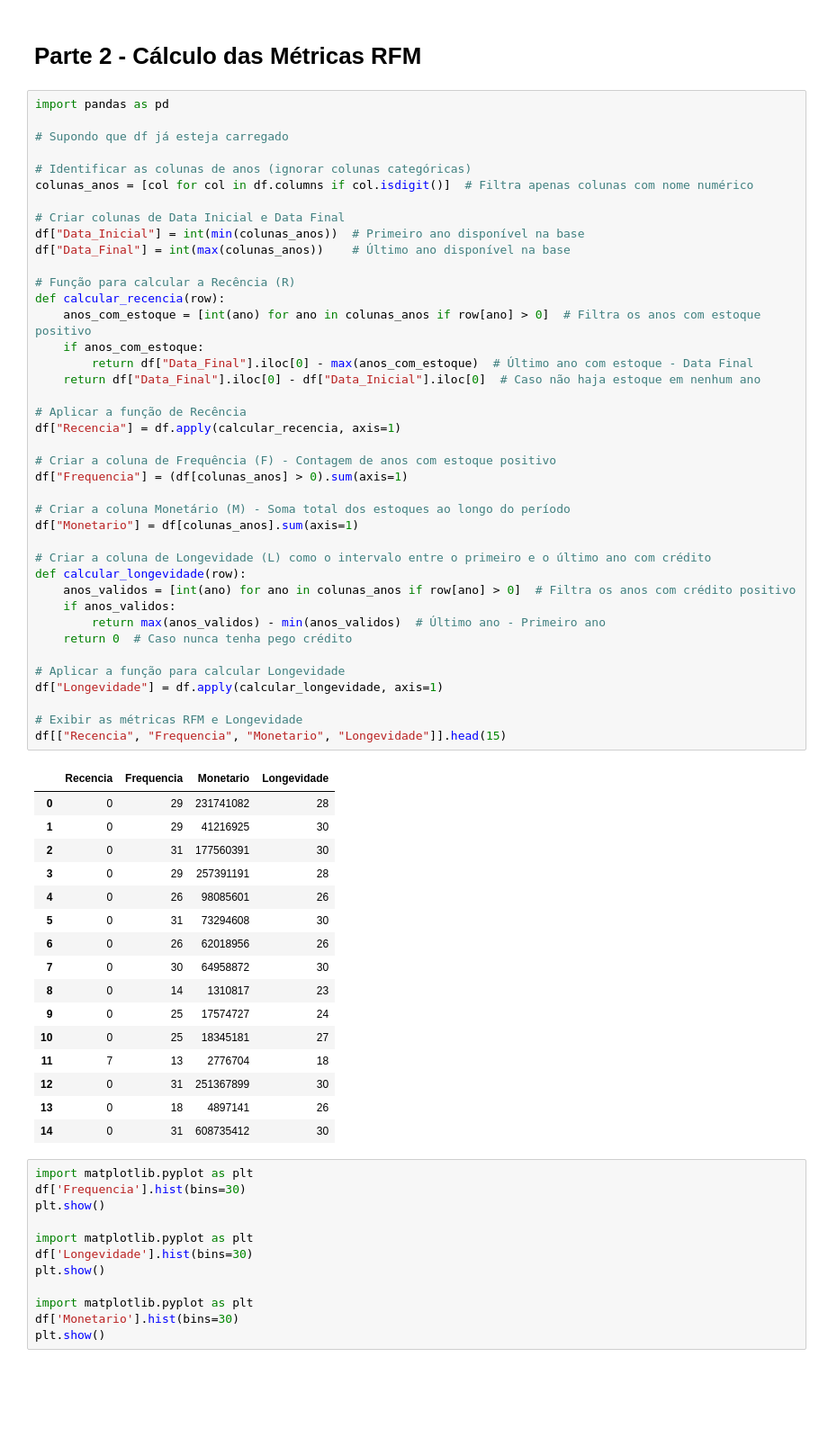
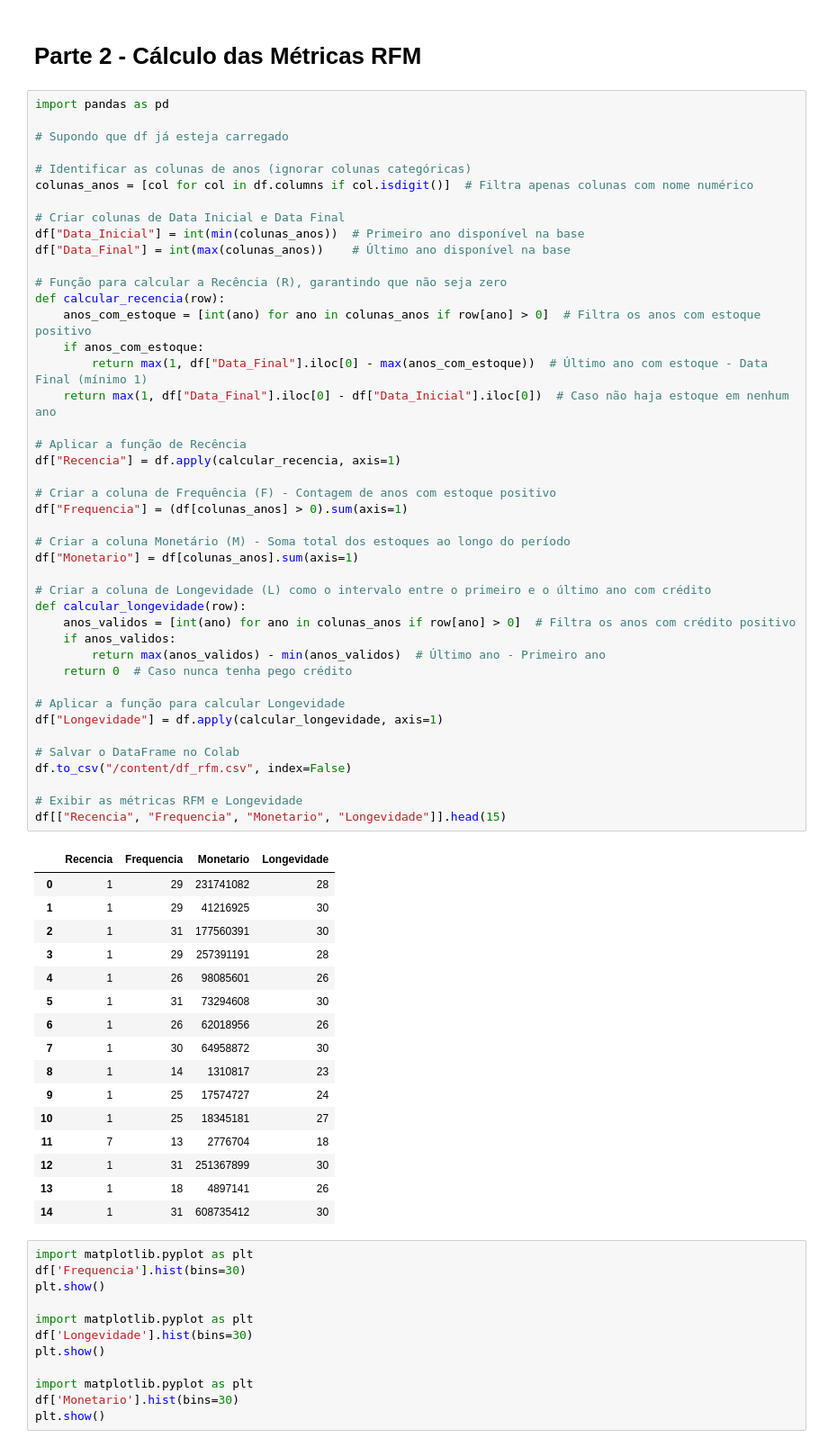
Before and after one commit to adirsonmfjr/credito-rural, a Jupyter notebook: Artigo_02_Cru_Geral.ipynb, the cells around one changed output. Shown at 90% size. Saved outputs shown, nothing was run; the diff lists cells and outputs as text; blank space fills up the shorter version.

```diff
--- a/Artigo_02_Cru_Geral.ipynb
+++ b/Artigo_02_Cru_Geral.ipynb
@@ -58,51 +60,54 @@ colunas_anos = [col for col in df.columns if col.isdigit()]  # Filtra apenas col
 df["Data_Inicial"] = int(min(colunas_anos))  # Primeiro ano disponível na base
 df["Data_Final"] = int(max(colunas_anos))    # Último ano disponível na base
 
-# Função para calcular a Recência (R)
+# Função para calcular a Recência (R), garantindo que não seja zero
 def calcular_recencia(row):
     anos_com_estoque = [int(ano) for ano in colunas_anos if row[ano] > 0]  # Filtra os anos com estoque positivo
     if anos_com_estoque:
-        return df["Data_Final"].iloc[0] - max(anos_com_estoque)  # Último ano com estoque - Data Final
-    return df["Data_Final"].iloc[0] - df["Data_Inicial"].iloc[0]  # Caso não haja estoque em nenhum ano
+        return max(1, df["Data_Final"].iloc[0] - max(anos_com_estoque))  # Último ano com estoque - Data Final (mínimo 1)
+    return max(1, df["Data_Final"].iloc[0] - df["Data_Inicial"].iloc[0])  # Caso não haja estoque em nenhum ano
 
 # Aplicar a função de Recência
 df["Recencia"] = df.apply(calcular_recencia, axis=1)
 
 # Criar a coluna de Frequência (F) - Contagem de anos com estoque positivo
 df["Frequencia"] = (df[colunas_anos] > 0).sum(axis=1)
 
 # Criar a coluna Monetário (M) - Soma total dos estoques ao longo do período
 df["Monetario"] = df[colunas_anos].sum(axis=1)
 
 # Criar a coluna de Longevidade (L) como o intervalo entre o primeiro e o último ano com crédito
 def calcular_longevidade(row):
     anos_validos = [int(ano) for ano in colunas_anos if row[ano] > 0]  # Filtra os anos com crédito positivo
     if anos_validos:
         return max(anos_validos) - min(anos_validos)  # Último ano - Primeiro ano
     return 0  # Caso nunca tenha pego crédito
 
 # Aplicar a função para calcular Longevidade
 df["Longevidade"] = df.apply(calcular_longevidade, axis=1)
 
+# Salvar o DataFrame no Colab
+df.to_csv("/content/df_rfm.csv", index=False)
+
 # Exibir as métricas RFM e Longevidade
 df[["Recencia", "Frequencia", "Monetario", "Longevidade"]].head(15)
 # %% [output]
 |  | Recencia | Frequencia | Monetario | Longevidade |
-| 0 | 0 | 29 | 231741082 | 28 |
-| 1 | 0 | 29 | 41216925 | 30 |
-| 2 | 0 | 31 | 177560391 | 30 |
-| 3 | 0 | 29 | 257391191 | 28 |
-| 4 | 0 | 26 | 98085601 | 26 |
-| 5 | 0 | 31 | 73294608 | 30 |
-| 6 | 0 | 26 | 62018956 | 26 |
-| 7 | 0 | 30 | 64958872 | 30 |
-| 8 | 0 | 14 | 1310817 | 23 |
-| 9 | 0 | 25 | 17574727 | 24 |
-| 10 | 0 | 25 | 18345181 | 27 |
+| 0 | 1 | 29 | 231741082 | 28 |
+| 1 | 1 | 29 | 41216925 | 30 |
+| 2 | 1 | 31 | 177560391 | 30 |
+| 3 | 1 | 29 | 257391191 | 28 |
+| 4 | 1 | 26 | 98085601 | 26 |
+| 5 | 1 | 31 | 73294608 | 30 |
+| 6 | 1 | 26 | 62018956 | 26 |
+| 7 | 1 | 30 | 64958872 | 30 |
+| 8 | 1 | 14 | 1310817 | 23 |
+| 9 | 1 | 25 | 17574727 | 24 |
+| 10 | 1 | 25 | 18345181 | 27 |
 | 11 | 7 | 13 | 2776704 | 18 |
-| 12 | 0 | 31 | 251367899 | 30 |
-| 13 | 0 | 18 | 4897141 | 26 |
-| 14 | 0 | 31 | 608735412 | 30 |
+| 12 | 1 | 31 | 251367899 | 30 |
+| 13 | 1 | 18 | 4897141 | 26 |
+| 14 | 1 | 31 | 608735412 | 30 |
 # %%
 import matplotlib.pyplot as plt
 df['Frequencia'].hist(bins=30)
```
Also changed, not shown: parts of 6 cells of this notebook.
